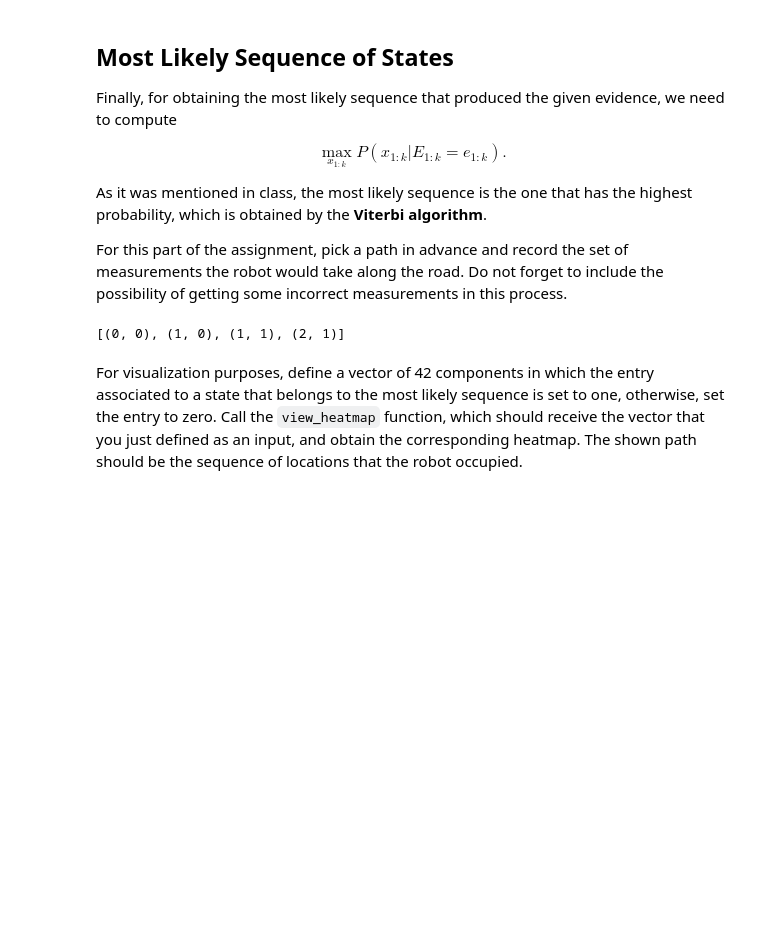
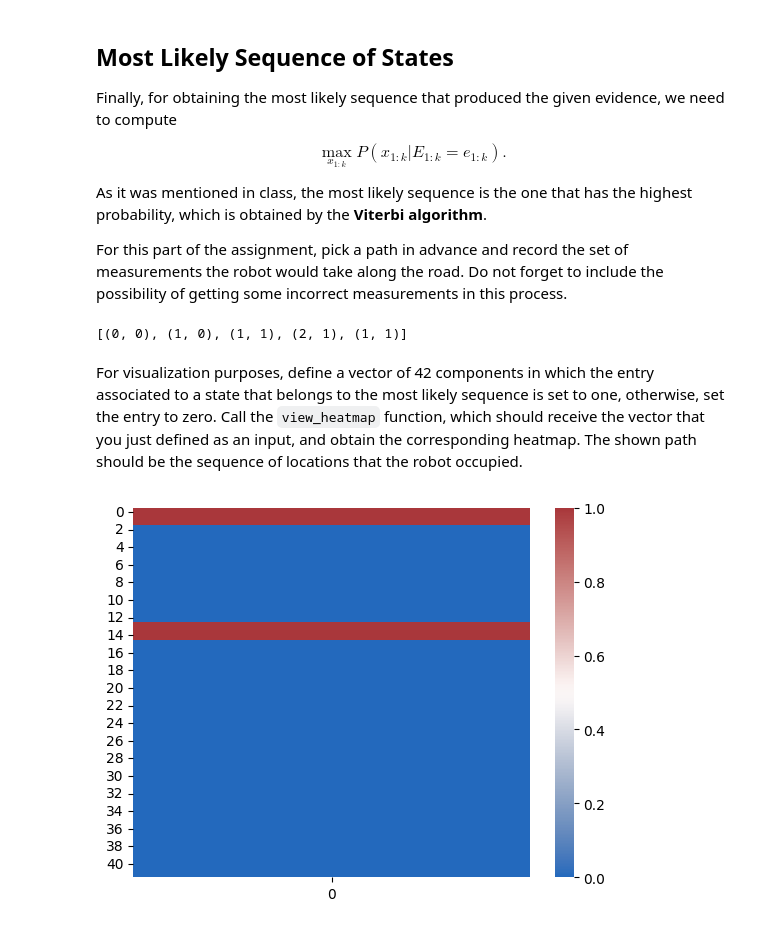
Before and after one commit to Aguscop19/MA2014-Modulo3, a Jupyter notebook: Solution Template.ipynb, the cells around one changed output. Drawn from its saved outputs; the diff is of its cells as text; code cells hidden in the pictures; blank space fills up the shorter version.

```diff
--- a/Solution Template.ipynb
+++ b/Solution Template.ipynb
@@ -320,15 +287,22 @@ def most_likely_sequence(E, O, S, T, X0):
 
     return best_sequence
 # %%
-E = [7,12,3,4]
+E = [7,12,3,3,3]
 
 most_likely_sequence(E, O, S, T, X0)
 # %% [output]
-[(0, 0), (1, 0), (1, 1), (2, 1)]
+[(0, 0), (1, 0), (1, 1), (2, 1), (1, 1)]
 # %% [markdown]
 For visualization purposes, define a vector of 42 components in which the entry associated to a state that belongs to the most likely sequence is set to one, otherwise, set the entry to zero. Call the `view_heatmap` function, which should receive the vector that you just defined as an input, and obtain the corresponding heatmap. The shown path should be the sequence of locations that the robot occupied.
 # %%
 """
 You will have to write some code here for computing your vector of zeros and ones. Store this information
-as "vector".
+as "vector
 """
+SS = {v: k for k, v in S.items()}
+def visualizarSecuencia(secuencia, SS):
+    vector = np.zeros((42,1))
+    for state in secuencia:
+        vector[SS[state]] = 1
+
+    return vector
@@ -336,0 +309,5 @@ view_heatmap(vector)
+# %%
+vector = visualizarSecuencia(most_likely_sequence(E, O, S, T, X0), SS)
+view_heatmap(vector)
+# %% [output]
+[figure, added]
```
Also changed, not shown: parts of 6 cells of this notebook.
